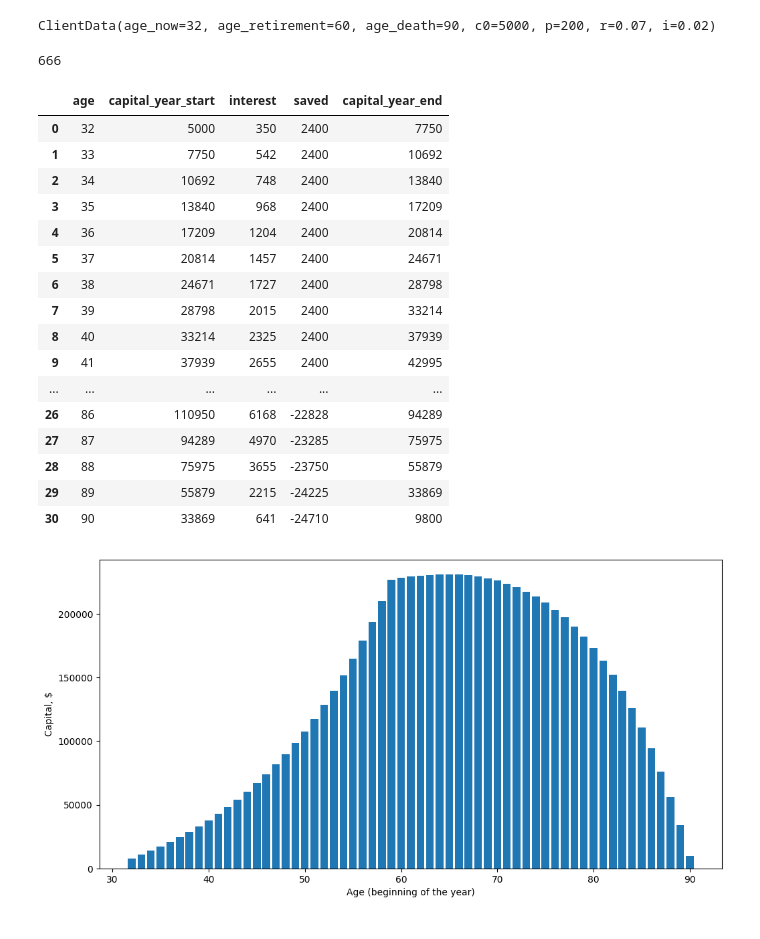
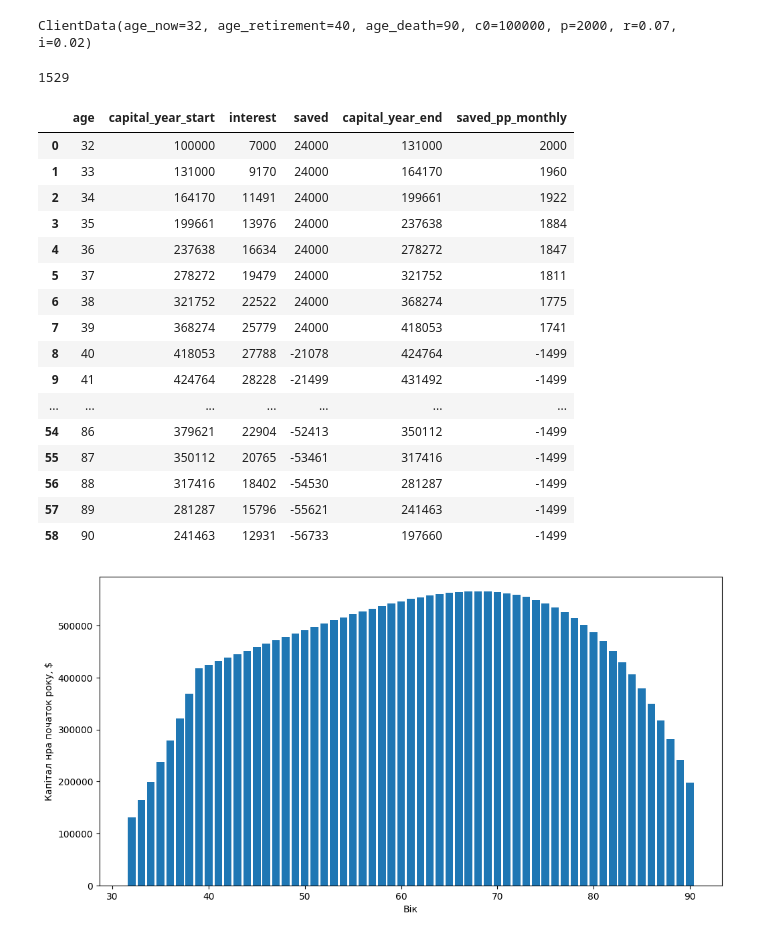
Before and after one commit to OlgaChernytska/money_calculators, a Jupyter notebook: Notebook.ipynb, the cells around one changed output. Drawn from its saved outputs; the diff is of its cells as text; code cells hidden in the pictures.

Commit message:
added real saving column

```diff
--- a/Notebook.ipynb
+++ b/Notebook.ipynb
@@ -5,50 +5,50 @@
 import matplotlib.pyplot as plt
 from formulas import ClientData, calculate_monthly_passive_income, create_capital_lifecycle_table
 # %%
-client_data = ClientData(
+client = ClientData(
     age_now=32,
-    age_retirement=60,
+    age_retirement=40,
     age_death=90,
-    c0=5000,
-    p=200,
+    c0=100000,
+    p=2000,
     i=0.02,
     r=0.07
 )
 
-client_data
+client
 # %% [output]
-ClientData(age_now=32, age_retirement=60, age_death=90, c0=5000, p=200, r=0.07, i=0.02)
+ClientData(age_now=32, age_retirement=40, age_death=90, c0=100000, p=2000, r=0.07, i=0.02)
 # %%
-real_income = calculate_monthly_passive_income(client_data)
+real_income = calculate_monthly_passive_income(client)
 real_income
 # %% [output]
-666
+1529
 # %%
-cl_table = create_capital_lifecycle_table(client_data)
+cl_table = create_capital_lifecycle_table(client)
 cl_table
 # %% [output]
-|  | age | capital_year_start | interest | saved | capital_year_end |
-| 0 | 32 | 5000 | 350 | 2400 | 7750 |
-| 1 | 33 | 7750 | 542 | 2400 | 10692 |
-| 2 | 34 | 10692 | 748 | 2400 | 13840 |
-| 3 | 35 | 13840 | 968 | 2400 | 17209 |
-| 4 | 36 | 17209 | 1204 | 2400 | 20814 |
-| 5 | 37 | 20814 | 1457 | 2400 | 24671 |
-| 6 | 38 | 24671 | 1727 | 2400 | 28798 |
-| 7 | 39 | 28798 | 2015 | 2400 | 33214 |
-| 8 | 40 | 33214 | 2325 | 2400 | 37939 |
-| 9 | 41 | 37939 | 2655 | 2400 | 42995 |
-| ... | ... | ... | ... | ... | ... |
-| 26 | 86 | 110950 | 6168 | -22828 | 94289 |
-| 27 | 87 | 94289 | 4970 | -23285 | 75975 |
-| 28 | 88 | 75975 | 3655 | -23750 | 55879 |
-| 29 | 89 | 55879 | 2215 | -24225 | 33869 |
-| 30 | 90 | 33869 | 641 | -24710 | 9800 |
+|  | age | capital_year_start | interest | saved | capital_year_end | saved_pp_monthly |
+| 0 | 32 | 100000 | 7000 | 24000 | 131000 | 2000 |
+| 1 | 33 | 131000 | 9170 | 24000 | 164170 | 1960 |
+| 2 | 34 | 164170 | 11491 | 24000 | 199661 | 1922 |
+| 3 | 35 | 199661 | 13976 | 24000 | 237638 | 1884 |
+| 4 | 36 | 237638 | 16634 | 24000 | 278272 | 1847 |
+| 5 | 37 | 278272 | 19479 | 24000 | 321752 | 1811 |
+| 6 | 38 | 321752 | 22522 | 24000 | 368274 | 1775 |
+| 7 | 39 | 368274 | 25779 | 24000 | 418053 | 1741 |
+| 8 | 40 | 418053 | 27788 | -21078 | 424764 | -1499 |
+| 9 | 41 | 424764 | 28228 | -21499 | 431492 | -1499 |
+| ... | ... | ... | ... | ... | ... | ... |
+| 54 | 86 | 379621 | 22904 | -52413 | 350112 | -1499 |
+| 55 | 87 | 350112 | 20765 | -53461 | 317416 | -1499 |
+| 56 | 88 | 317416 | 18402 | -54530 | 281287 | -1499 |
+| 57 | 89 | 281287 | 15796 | -55621 | 241463 | -1499 |
+| 58 | 90 | 241463 | 12931 | -56733 | 197660 | -1499 |
 # %%
 plt.figure(figsize=(12, 6))
 plt.bar(x=cl_table['age'], height=cl_table['capital_year_end'])
-plt.ylabel("Capital, $")
-plt.xlabel("Age (beginning of the year)")
+plt.ylabel("Капітал нра початок року, $")
+plt.xlabel("Вік")
 plt.show()
 # %% [output]
-[figure, old version]
+[figure, new version]
```
Also changed, not shown: 1 other file.
